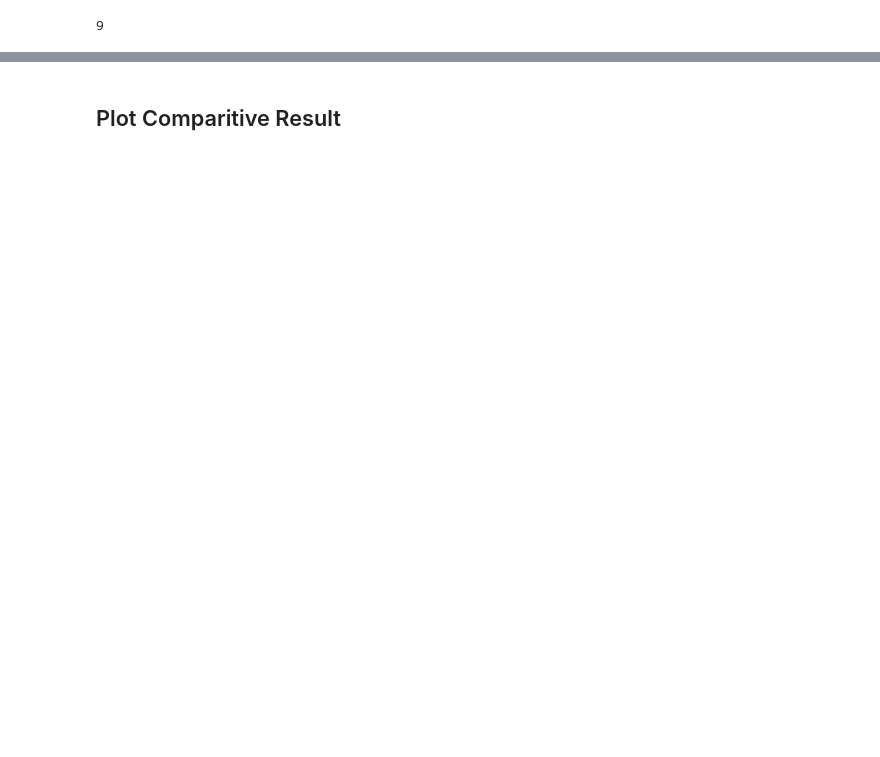
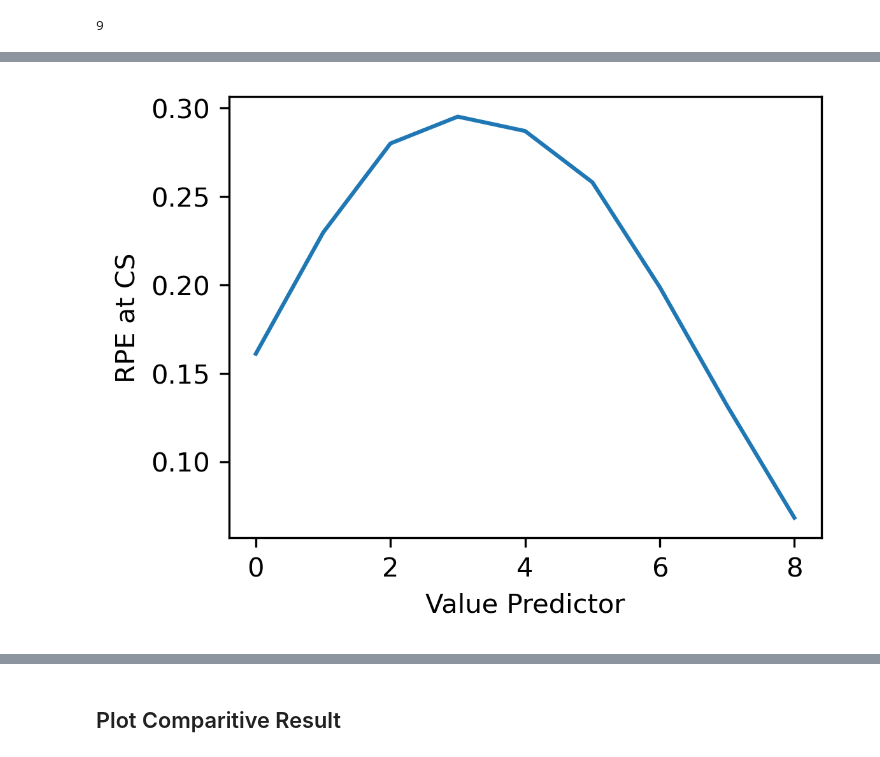
Before and after one commit to avg-bitsian/distributional-td-with-episodes, a Jupyter notebook: main_notebook.ipynb, the cells around one changed output, grey strips where cells are left out. Cells and saved outputs as stored; diff of their text form; code cells hidden in the pictures; blank space fills up the shorter version.

```diff
--- a/main_notebook.ipynb
+++ b/main_notebook.ipynb
@@ -160,0 +157,7 @@ rpe_std_errors_k = list(map(list, zip(*rpe_std_errors)))
+# %%
+cs_dist = np.vstack([trial.rpe[trial.iti-1] for trial in responses])
+cs_dist_mean = cs_dist.mean(axis=0)
+
+print("cs_dist.shape = ", cs_dist.shape)
+print("\n cs_dist = ", cs_dist)
+print("\n cs_dist_mean = ", cs_dist_mean)
@@ -161,3 +177,13 @@ rpe_std_errors_k = list(map(list, zip(*rpe_std_errors)))
+# %%
+plt.figure(figsize=(4,3), dpi=300)
+plt.plot(cs_dist_mean)
+plt.xlabel("Value Predictor")
+plt.ylabel("RPE at CS")
+if save_model:
+    plt.savefig(path_to_models + model_name + "_CS_Dist", bbox_inches='tight')
+plt.show()
+# %% [output]
+[figure, added]
 # %%
 #plotting the results
 rsizes = E.rew_size_distributions[0].rew_sizes
```
Also changed, not shown: parts of 9 cells of this notebook.
